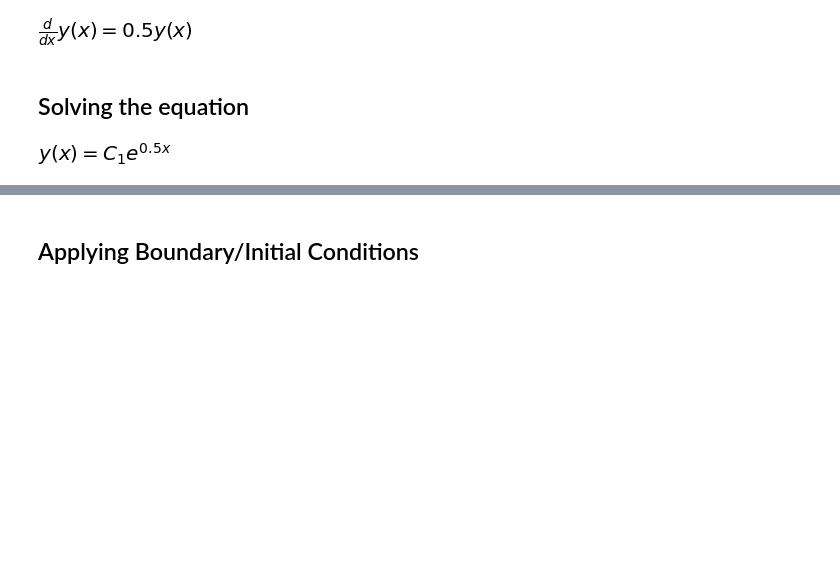
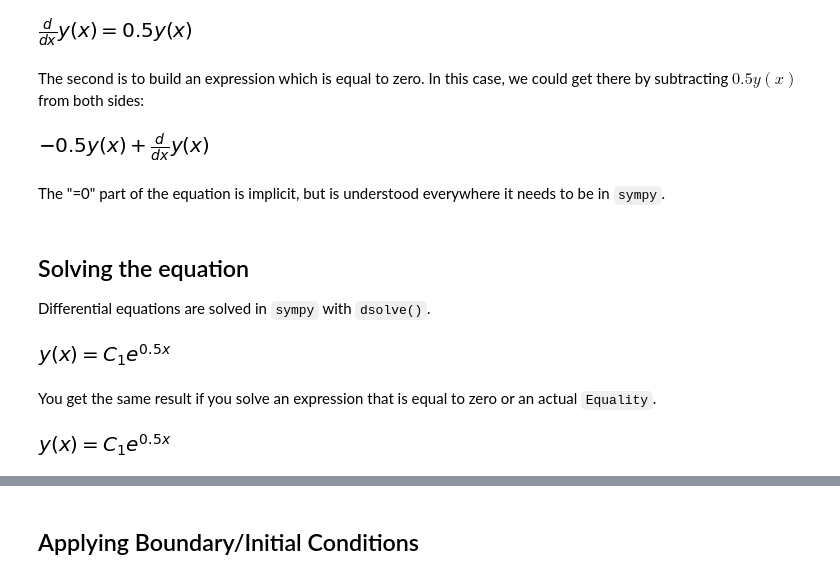
Before and after one commit to tachycline/PHYS381, a Jupyter notebook: notebooks/Analytic ODEs.ipynb, the cells around one changed output, grey strips where cells are left out. Drawn from its saved outputs; the diff is of its cells as text; code cells hidden in the pictures; blank space fills up the shorter version.

```diff
--- a/notebooks/Analytic ODEs.ipynb
+++ b/notebooks/Analytic ODEs.ipynb
@@ -18,10 +45,27 @@ equation = sp.Eq(sp.diff(y, x), 1/2 * y)
 equation
 # %% [output]
 [figure]
+# %% [markdown]
+The second is to build an expression which is equal to zero. In this case, we could get there by subtracting $0.5y(x)$ from both sides:
+# %%
+expr = sp.diff(y, x) - 1/2*y
+expr
+# %% [output]
+[figure, added]
+# %% [markdown]
+The "=0" part of the equation is implicit, but is understood everywhere it needs to be in `sympy`.
 # %% [markdown]
 ## Solving the equation
+
+Differential equations are solved in `sympy` with `dsolve()`.
 # %%
 ysol = sp.dsolve(equation, y)
 ysol
 # %% [output]
 [figure]
+# %% [markdown]
+You get the same result if you solve an expression that is equal to zero or an actual `Equality`.
+# %%
+sp.dsolve(expr)
+# %% [output]
+[figure, added]
```
Also changed, not shown: parts of 15 cells of this notebook, 7 other files.
